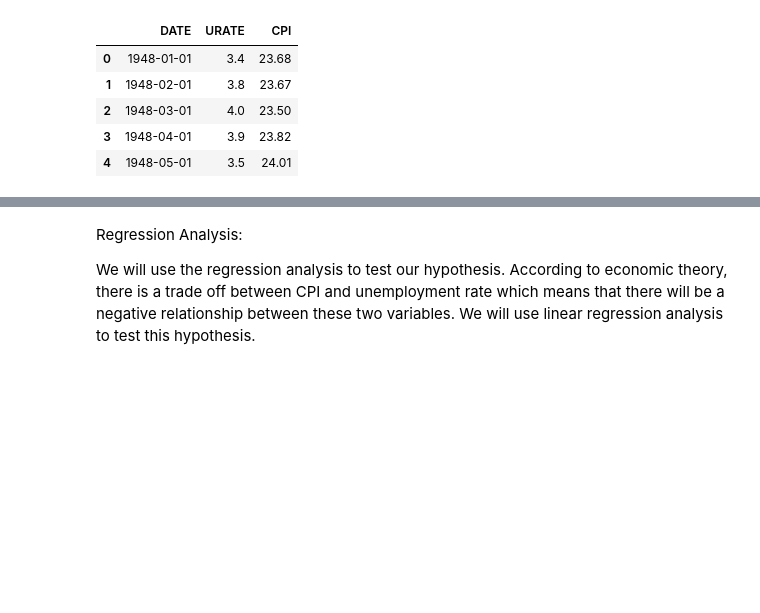
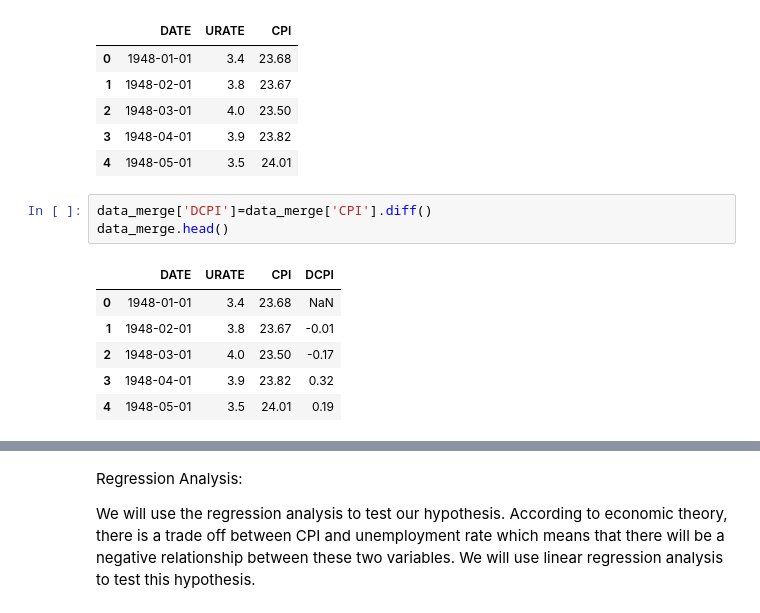
Before and after one commit to xiaoww3/Final-Project, a Jupyter notebook: project.ipynb, the cells around one changed output, grey strips where cells are left out. Drawn from its saved outputs; the diff is of its cells as text; blank space fills up the shorter version.

```diff
--- a/project.ipynb
+++ b/project.ipynb
@@ -127,3 +127,13 @@ data_merge.head()
 | 2 | 1948-03-01 | 4.0 | 23.50 |
 | 3 | 1948-04-01 | 3.9 | 23.82 |
 | 4 | 1948-05-01 | 3.5 | 24.01 |
+# %%
+data_merge['DCPI']=data_merge['CPI'].diff()
+data_merge.head()
+# %% [output]
+|  | DATE | URATE | CPI | DCPI |
+| 0 | 1948-01-01 | 3.4 | 23.68 | NaN |
+| 1 | 1948-02-01 | 3.8 | 23.67 | -0.01 |
+| 2 | 1948-03-01 | 4.0 | 23.50 | -0.17 |
+| 3 | 1948-04-01 | 3.9 | 23.82 | 0.32 |
+| 4 | 1948-05-01 | 3.5 | 24.01 | 0.19 |
```
Also changed, not shown: parts of 5 cells of this notebook.
